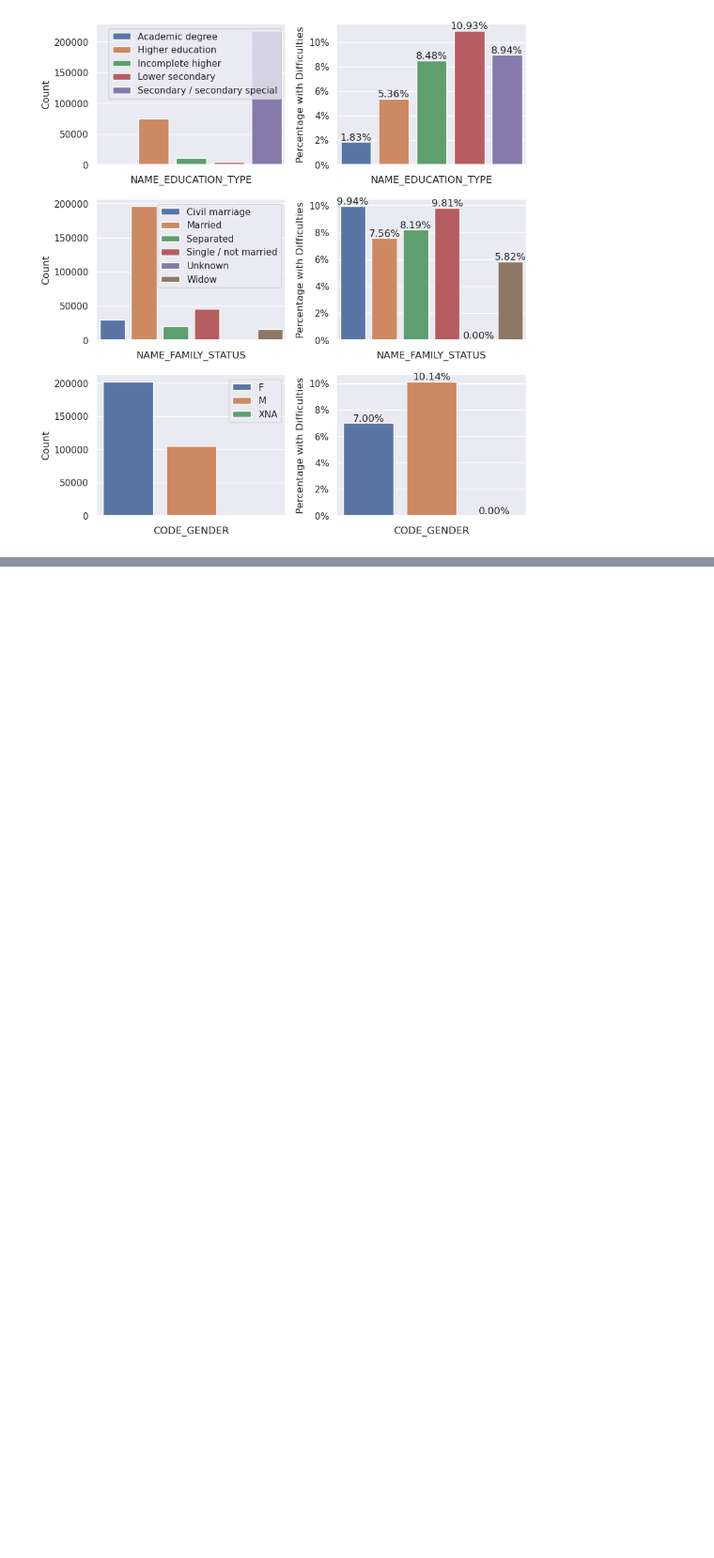
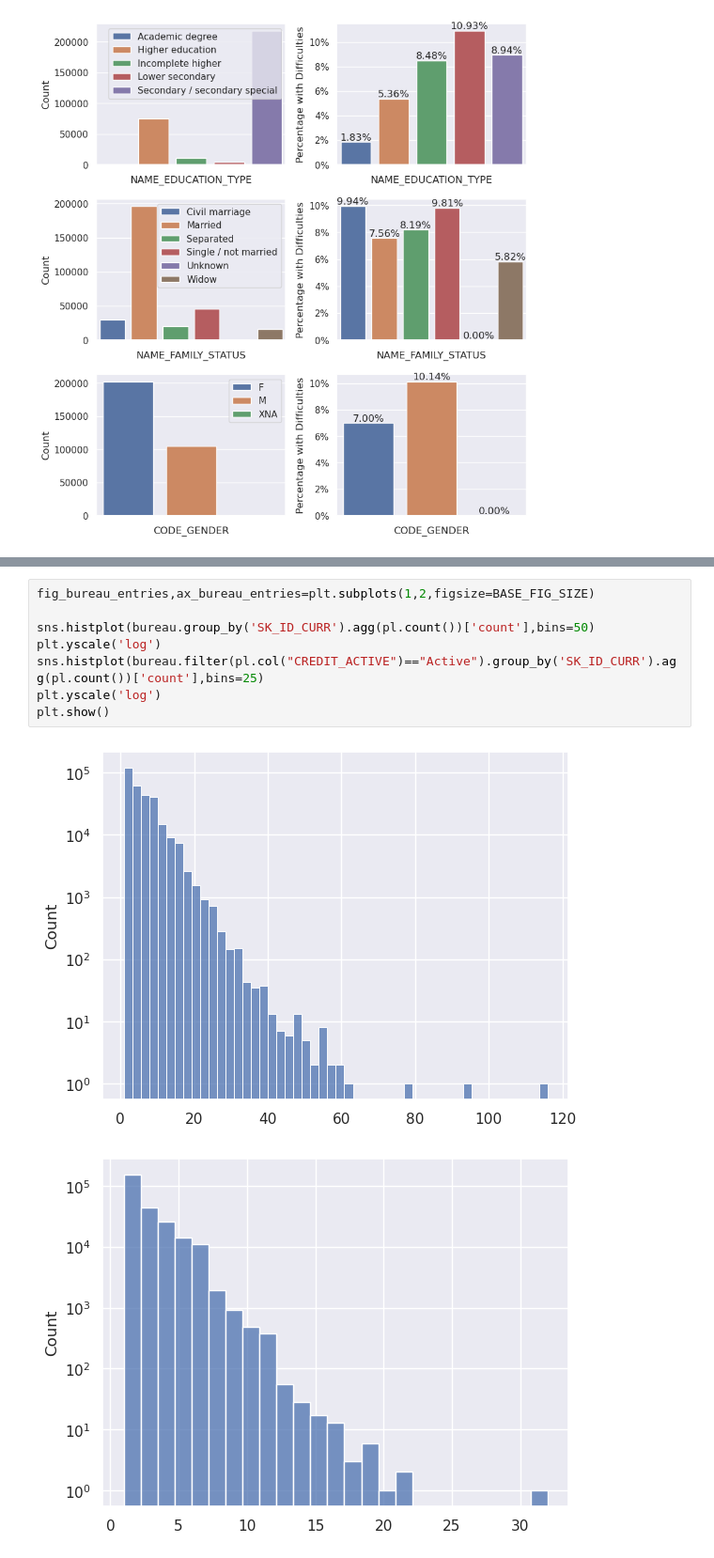
Before and after one commit to gediminas-skvarnavicius/home-credit-group-ml, a Jupyter notebook: EDA.ipynb, the cells around one changed output, grey strips where cells are left out. Shown: that part at 94% size. Drawn from its saved outputs; the diff is of its cells as text; blank space fills up the shorter version.

```diff
--- a/EDA.ipynb
+++ b/EDA.ipynb
@@ -239,0 +289,11 @@ plt.show()
+# %%
+fig_bureau_entries,ax_bureau_entries=plt.subplots(1,2,figsize=BASE_FIG_SIZE)
+
+sns.histplot(bureau.group_by('SK_ID_CURR').agg(pl.count())['count'],bins=50)
+plt.yscale('log')
+sns.histplot(bureau.filter(pl.col("CREDIT_ACTIVE")=="Active").group_by('SK_ID_CURR').agg(pl.count())['count'],bins=25)
+plt.yscale('log')
+plt.show()
+# %% [output]
+[figure, added]
+[figure, added]
```
Also changed, not shown: parts of 3 cells of this notebook.
